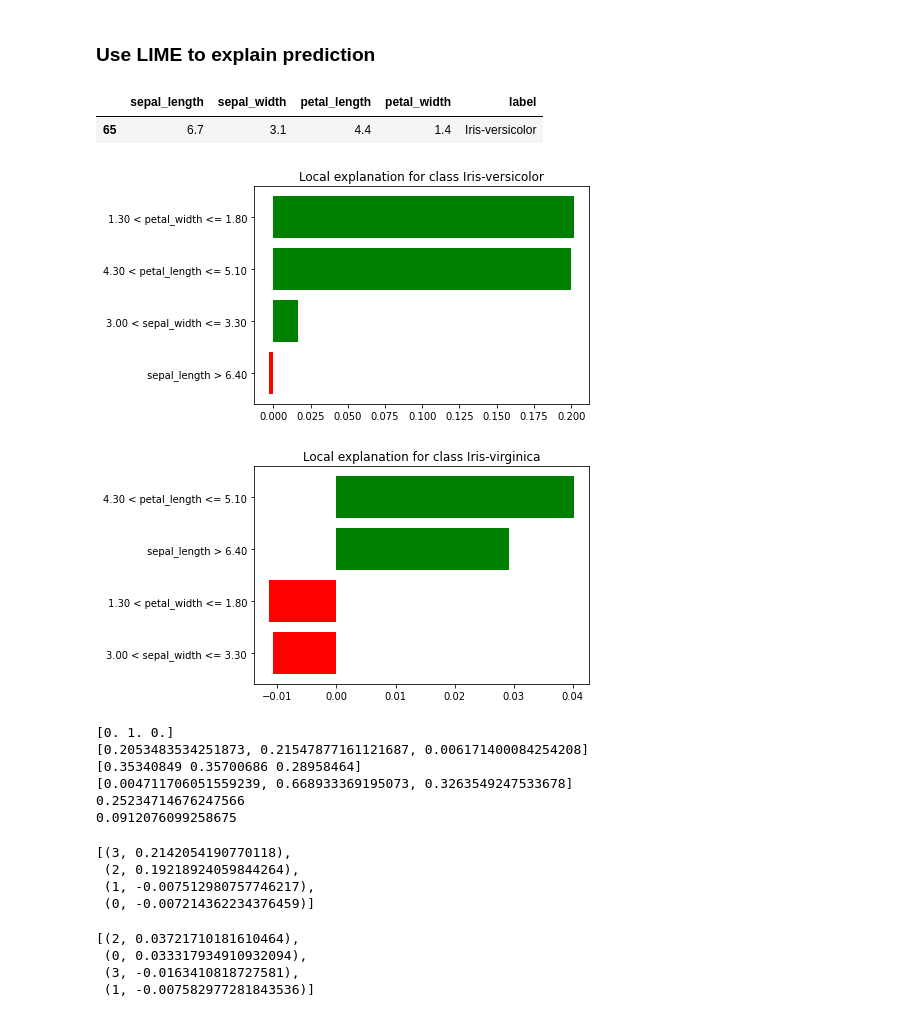
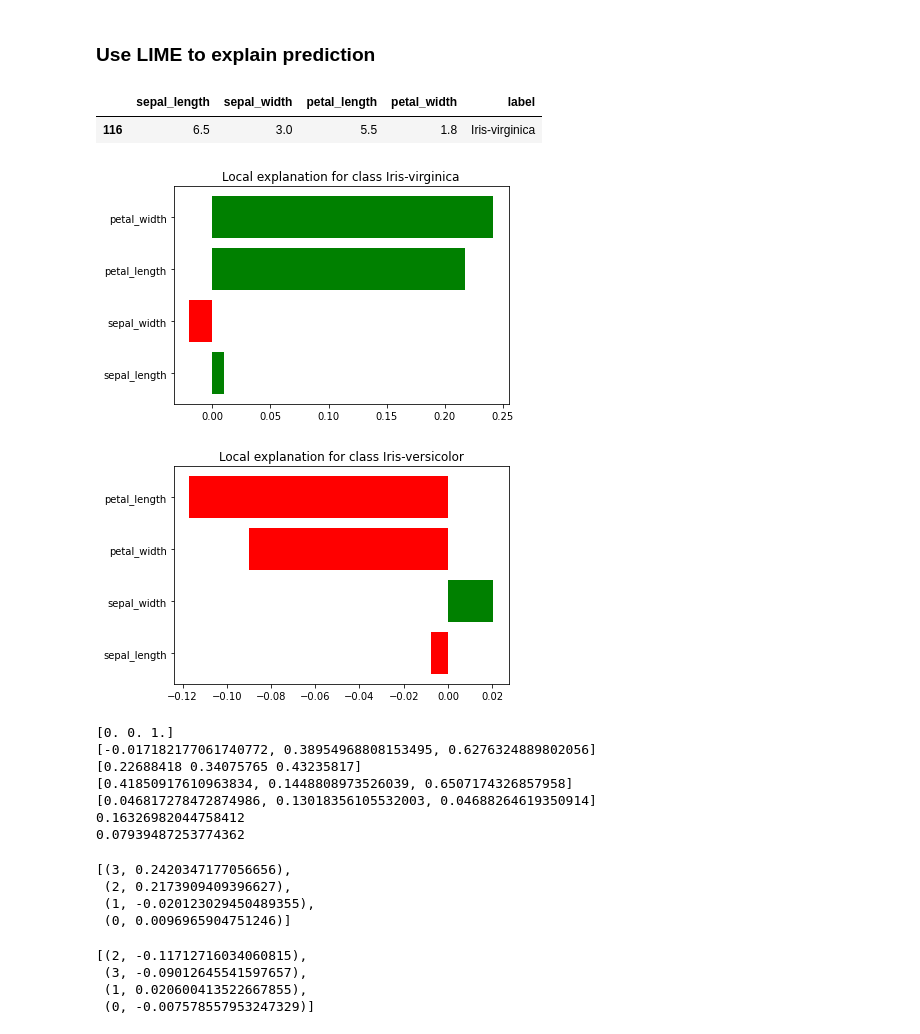
Before and after one commit to vonHousen/lime, a Jupyter notebook: doc/mod/notebooks/PerformanceAnalysis.ipynb, the cells around one changed output. Saved outputs shown, nothing was run; the diff lists cells and outputs as text; code cells hidden in the pictures.

```diff
--- a/doc/mod/notebooks/PerformanceAnalysis.ipynb
+++ b/doc/mod/notebooks/PerformanceAnalysis.ipynb
@@ -74,56 +74,60 @@ Predicted: ['Iris-versicolor']. Probabilities: [[0. 1. 0.]]
 # %%
 importlib.reload(lime.lime_tabular_mod)
 explainer = lime.lime_tabular_mod.LimeTabularExplainerMod(
     train_set,
     feature_names = attributes,
-    class_names = unique_labels
+    class_names = unique_labels,
+    discretize_continuous=False,
+
 )
 explanation = explainer.explain_instance(
     test_instance,
     random_forest.predict_proba,
     num_features = 4,
     top_labels = 3
 )
 for label in explanation.top_labels[:2]:
     _ = explanation.as_pyplot_figure(label)
 iris_dataset.loc[
         iris_dataset.index == jackknife_idx
     ]
 # %% [output]
 |  | sepal_length | sepal_width | petal_length | petal_width | label |
-| 65 | 6.7 | 3.1 | 4.4 | 1.4 | Iris-versicolor |
+| 116 | 6.5 | 3.0 | 5.5 | 1.8 | Iris-virginica |
-[figure, old version]
+[figure, new version]
-[figure, old version]
+[figure, new version]
 # %%
-print(explanation.get_probabilities_for_explained_model())
-print(explanation.get_probabilities_for_surrogate_model(order="ordered"))
-print(explanation.get_probabilities_for_surrogate_model(normalized=True, order="ordered"))
+print(explanation.get_prediction_for_explained_model())
+print(explanation.get_prediction_for_surrogate_model(order="ordered"))
+print(explanation.get_prediction_for_surrogate_model(normalized=True, order="ordered"))
 print(explanation.get_scores_for_surrogate_model(order="ordered"))
-print(explanation.get_explanation_fidelity_loss())
-print(explanation.prediction_training_loss)
+print(explanation.get_losses_for_surrogate_model(order="ordered"))
+print(explanation.get_fidelity_loss_on_explanation())
+print(explanation.get_fidelity_loss_on_generated_data())
 # %% [output]
-[0. 1. 0.]
-[0.2053483534251873, 0.21547877161121687, 0.006171400084254208]
-[0.35340849 0.35700686 0.28958464]
-[0.004711706051559239, 0.668933369195073, 0.3263549247533678]
-0.25234714676247566
-0.0912076099258675
+[0. 0. 1.]
+[-0.017182177061740772, 0.38954968808153495, 0.6276324889802056]
+[0.22688418 0.34075765 0.43235817]
+[0.41850917610963834, 0.1448808973526039, 0.6507174326857958]
+[0.046817278472874986, 0.13018356105532003, 0.04688264619350914]
+0.16326982044758412
+0.07939487253774362
 # %%
 top_features = explanation.as_map()[explanation.top_labels[0]]
 top_features
 # %% [output]
-[(3, 0.2142054190770118),
- (2, 0.19218924059844264),
- (1, -0.007512980757746217),
- (0, -0.007214362234376459)]
+[(3, 0.2420347177056656),
+ (2, 0.2173909409396627),
+ (1, -0.020123029450489355),
+ (0, 0.0096965904751246)]
 # %%
 second_top_features = explanation.as_map()[explanation.top_labels[1]]
 second_top_features
 # %% [output]
-[(2, 0.03721710181610464),
- (0, 0.033317934910932094),
- (3, -0.0163410818727581),
- (1, -0.007582977281843536)]
+[(2, -0.11712716034060815),
+ (3, -0.09012645541597657),
+ (1, 0.020600413522667855),
+ (0, -0.007578557953247329)]
 # %%
 explanation.as_map()
 # %% [output]
```
Also changed, not shown: parts of 5 cells of this notebook, 2 other files.
